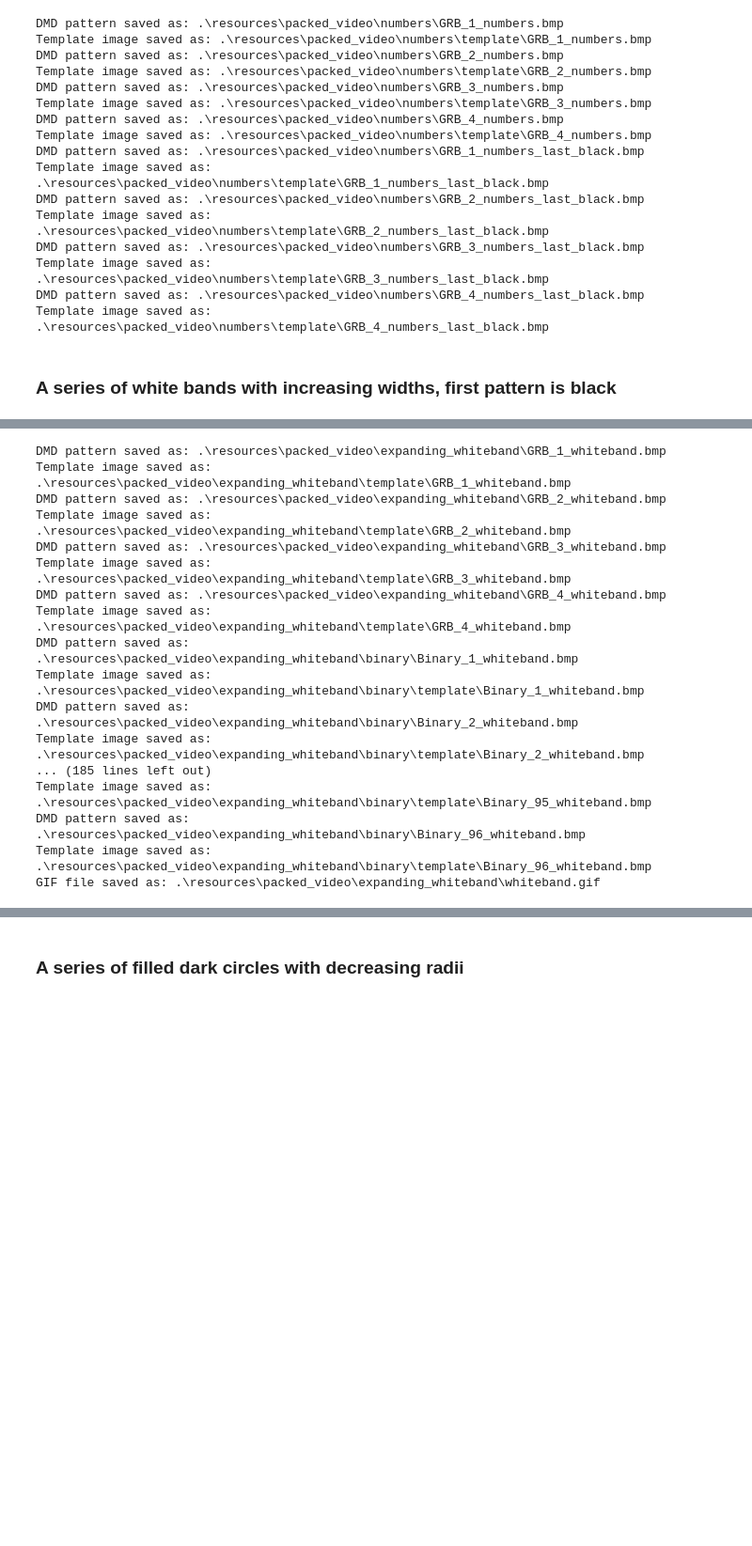
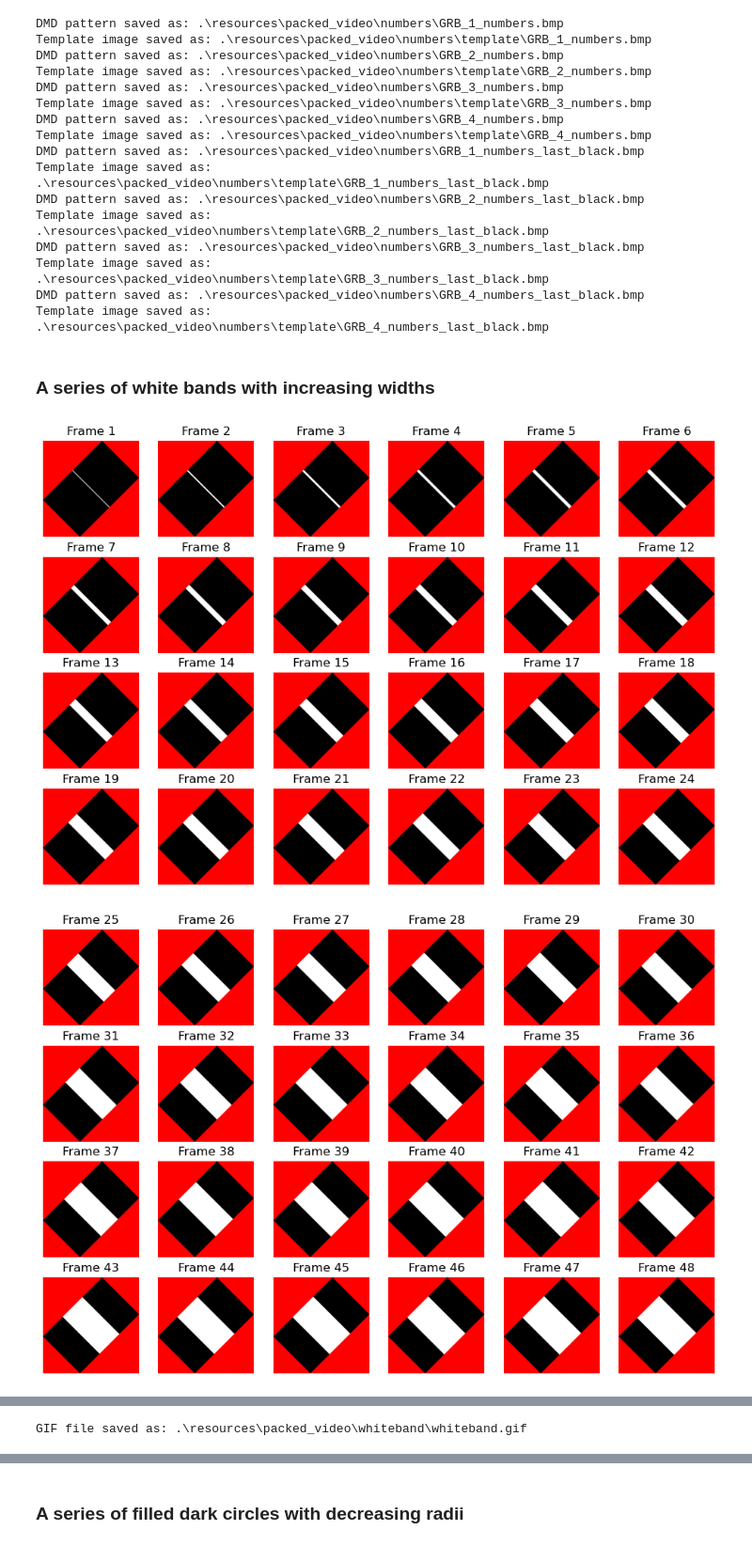
Before and after one commit to ChinLabQMS/DMD-pattern-generator, a Jupyter notebook: DMD_sequence_generation.ipynb, the cells around one changed output, grey strips where cells are left out. Shown at 94% size. Cells and saved outputs as stored; diff of their text form; code cells hidden in the pictures; blank space fills up the shorter version.

Commit message:
add more sequence demo

```diff
--- a/DMD_sequence_generation.ipynb
+++ b/DMD_sequence_generation.ipynb
@@ -47,14 +47,12 @@ Template image saved as: .\resources\packed_video\numbers\template\GRB_3_numbers
 DMD pattern saved as: .\resources\packed_video\numbers\GRB_4_numbers_last_black.bmp
 Template image saved as: .\resources\packed_video\numbers\template\GRB_4_numbers_last_black.bmp
 # %% [markdown]
-### A series of white bands with increasing widths, first pattern is black
+### A series of white bands with increasing widths
 # %%
-num = 96
-sequence = BinarySequence(num)
-
-for i in range(1, num):
-    sequence.drawPatternOnFrame(i, painter.drawAngledLine(row_offset=0, width=10*i, center=True), color=1)
-sequence.saveRGBFrames(save_dir + '/packed_video/expanding_whiteband/', 'whiteband')
-sequence.saveBinaryFrames(save_dir + '/packed_video/expanding_whiteband/binary/', 'whiteband')
-sequence.saveSequenceToGIF(save_dir + '/packed_video/expanding_whiteband/', 'whiteband')
+sequence = BinarySequence(96)
+for i in range(96): sequence.drawPatternOnFrame(i, painter.drawAngledLine(row_offset=0, width=10*(i+1), center=True), color=1)
+sequence.displayBinaryFrames()
+sequence.saveSequenceToGIF(save_dir + '/packed_video/whiteband/', 'whiteband')
 # %% [output]
+[figure, added]
+[figure, added]
@@ -61,17 +61 @@ sequence.saveSequenceToGIF(save_dir + '/packed_video/expanding_whiteband/', 'whi
-DMD pattern saved as: .\resources\packed_video\expanding_whiteband\GRB_1_whiteband.bmp
-Template image saved as: .\resources\packed_video\expanding_whiteband\template\GRB_1_whiteband.bmp
-DMD pattern saved as: .\resources\packed_video\expanding_whiteband\GRB_2_whiteband.bmp
-Template image saved as: .\resources\packed_video\expanding_whiteband\template\GRB_2_whiteband.bmp
-DMD pattern saved as: .\resources\packed_video\expanding_whiteband\GRB_3_whiteband.bmp
-Template image saved as: .\resources\packed_video\expanding_whiteband\template\GRB_3_whiteband.bmp
-DMD pattern saved as: .\resources\packed_video\expanding_whiteband\GRB_4_whiteband.bmp
-Template image saved as: .\resources\packed_video\expanding_whiteband\template\GRB_4_whiteband.bmp
-DMD pattern saved as: .\resources\packed_video\expanding_whiteband\binary\Binary_1_whiteband.bmp
-Template image saved as: .\resources\packed_video\expanding_whiteband\binary\template\Binary_1_whiteband.bmp
-DMD pattern saved as: .\resources\packed_video\expanding_whiteband\binary\Binary_2_whiteband.bmp
-Template image saved as: .\resources\packed_video\expanding_whiteband\binary\template\Binary_2_whiteband.bmp
-... (185 lines left out)
-Template image saved as: .\resources\packed_video\expanding_whiteband\binary\template\Binary_95_whiteband.bmp
-DMD pattern saved as: .\resources\packed_video\expanding_whiteband\binary\Binary_96_whiteband.bmp
-Template image saved as: .\resources\packed_video\expanding_whiteband\binary\template\Binary_96_whiteband.bmp
-GIF file saved as: .\resources\packed_video\expanding_whiteband\whiteband.gif
+GIF file saved as: .\resources\packed_video\whiteband\whiteband.gif
```
Also changed, not shown: parts of 8 cells of this notebook, 1 other file.
